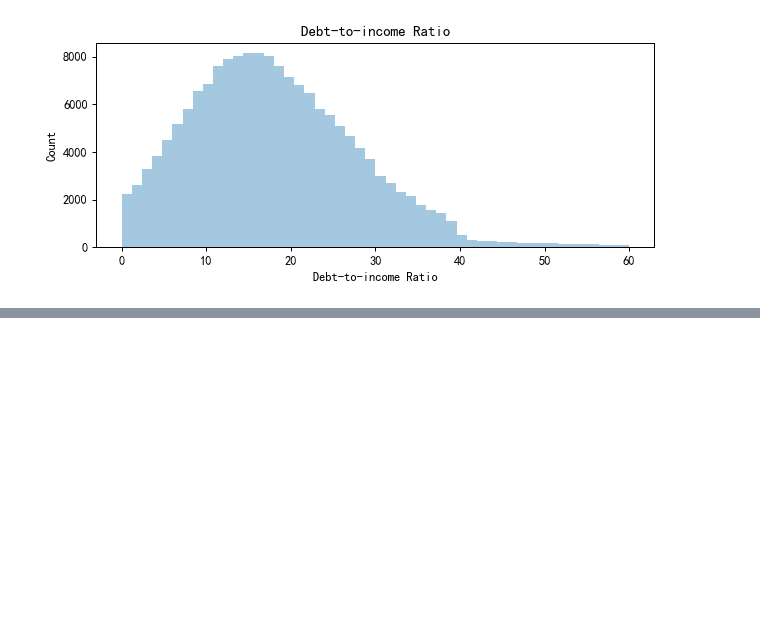
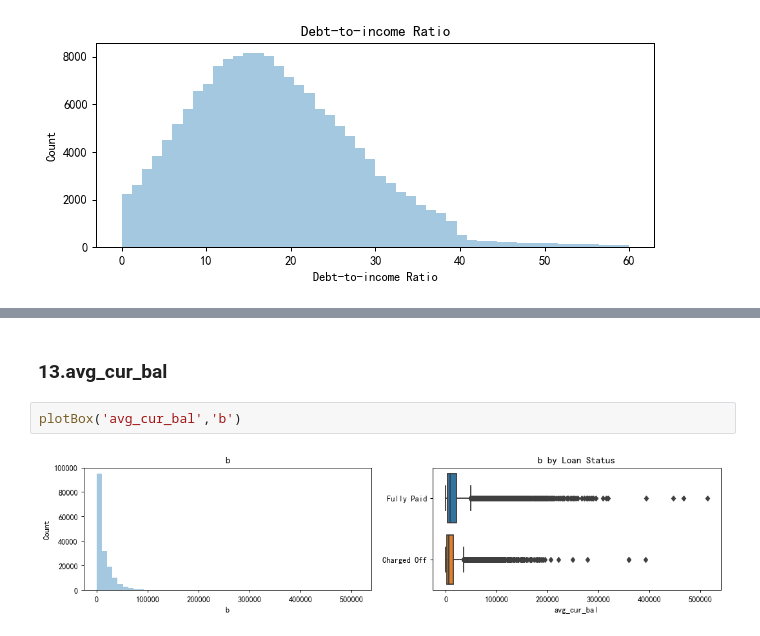
Before and after one commit to cloudmusiccc/LendingAnalysis, a Jupyter notebook: 数据处理.ipynb, the cells around one changed output, grey strips where cells are left out. Saved outputs shown, nothing was run; the diff lists cells and outputs as text; blank space fills up the shorter version.

```diff
--- a/数据处理.ipynb
+++ b/数据处理.ipynb
@@ -412,0 +503,6 @@ Text(0.5,1,'Debt-to-income Ratio')
+# %% [markdown]
+### 13.avg_cur_bal
+# %%
+plotBox('avg_cur_bal','b')
+# %% [output]
+[figure, added]
```
Also changed, not shown: parts of 84 cells of this notebook.
